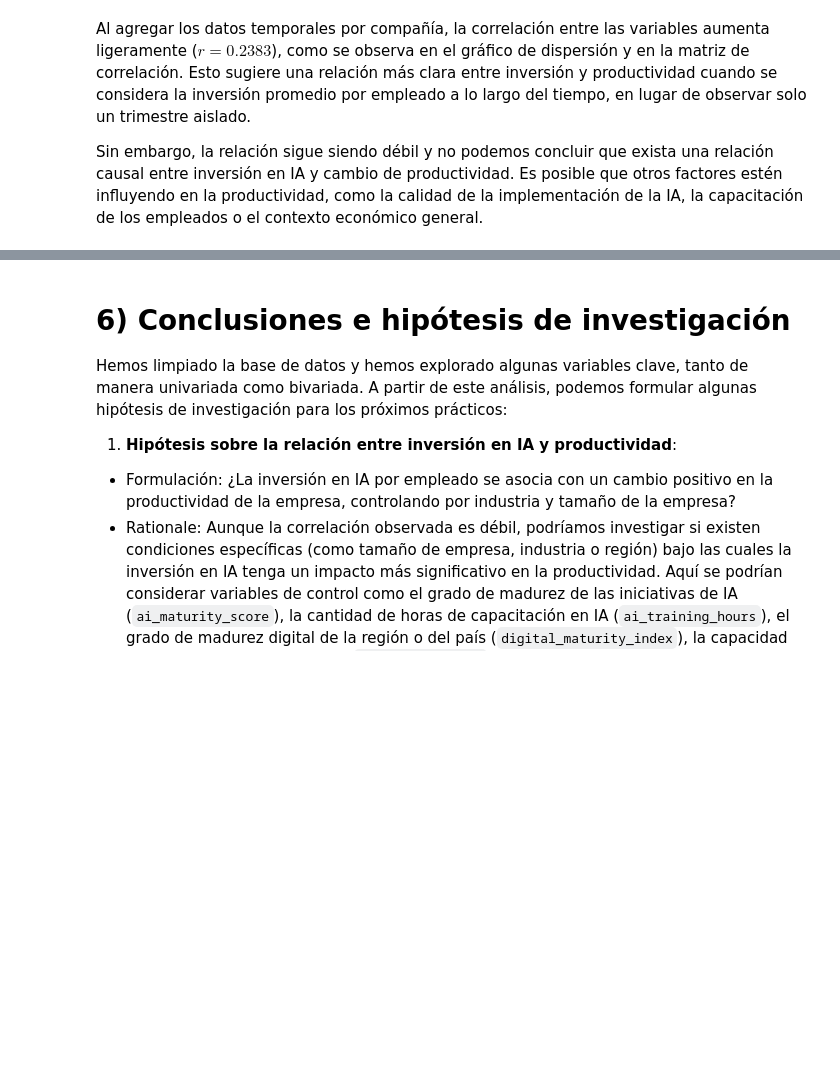
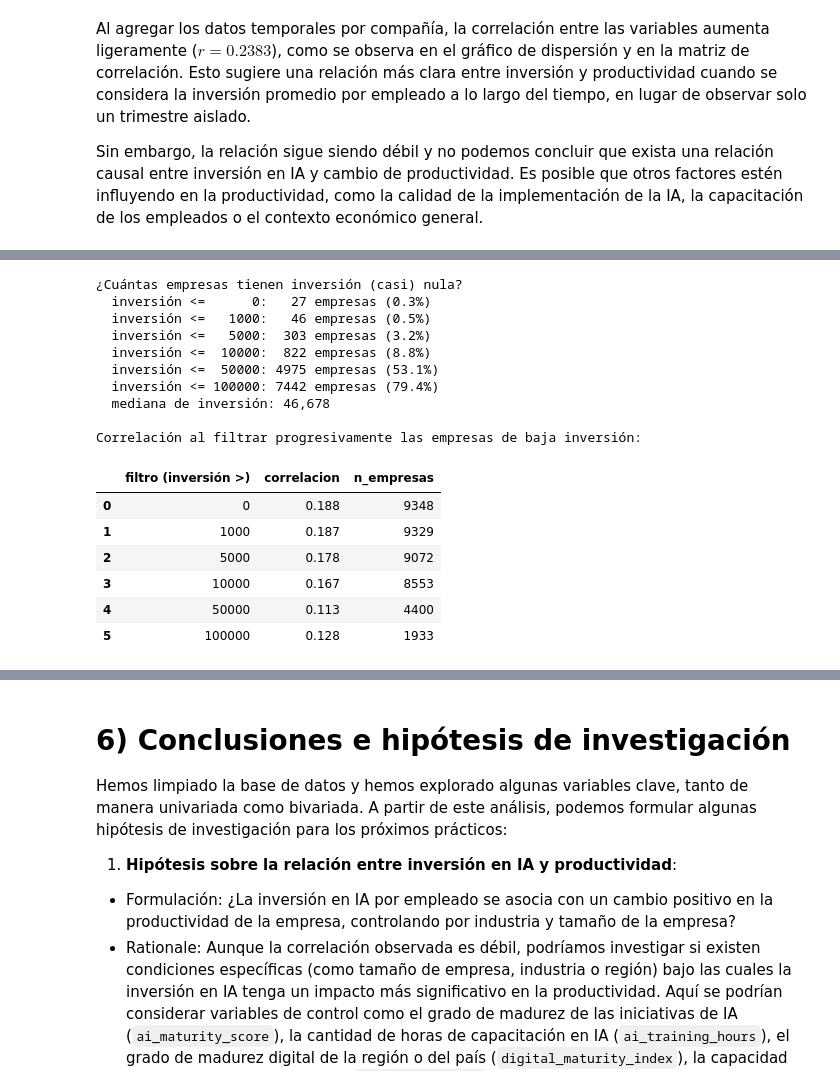
Before and after one commit to Ericsig/DiploDatos, a Jupyter notebook: notebook/eda_notebook.ipynb, the cells around one changed output, grey strips where cells are left out. Saved outputs shown, nothing was run; the diff lists cells and outputs as text; code cells hidden in the pictures; blank space fills up the shorter version.

```diff
--- a/notebook/eda_notebook.ipynb
+++ b/notebook/eda_notebook.ipynb
@@ -1437 +1527,43 @@ Sin embargo, la relación sigue siendo débil y no podemos concluir que exista u
+# %%
+inv = latest['ai_investment_per_employee']
+
+# --- Comprobación 1: ¿la "pared" en x≈0 es densidad real o efecto de escala? ---
+print('¿Cuántas empresas tienen inversión (casi) nula?')
+for umbral in [0, 1000, 5000, 10000, 50000, 100000]:
+    n = (inv <= umbral).sum()
+    print(f'  inversión <= {umbral:>6}: {n:>4} empresas ({n/len(latest)*100:.1f}%)')
+print(f'  mediana de inversión: {inv.median():,.0f}')
+
+# --- Comprobación 2: ¿filtrar las de baja inversión fortalece o debilita la relación? ---
+filas = []
+for umbral in [0, 1000, 5000, 10000, 50000, 100000]:
+    sub = latest[latest['ai_investment_per_employee'] > umbral]
+    r = sub['ai_investment_per_employee'].corr(sub['productivity_change_percent'])
+    filas.append({
+        'filtro (inversión >)': umbral,
+        'correlacion': round(r, 3),
+        'n_empresas': len(sub)
+    })
+
+resultado_filtros = pd.DataFrame(filas)
+print('\nCorrelación al filtrar progresivamente las empresas de baja inversión:')
+resultado_filtros
+# %% [output]
+¿Cuántas empresas tienen inversión (casi) nula?
+  inversión <=      0:   27 empresas (0.3%)
+  inversión <=   1000:   46 empresas (0.5%)
+  inversión <=   5000:  303 empresas (3.2%)
+  inversión <=  10000:  822 empresas (8.8%)
+  inversión <=  50000: 4975 empresas (53.1%)
+  inversión <= 100000: 7442 empresas (79.4%)
+  mediana de inversión: 46,678
+
+Correlación al filtrar progresivamente las empresas de baja inversión:
+|  | filtro (inversión >) | correlacion | n_empresas |
+| 0 | 0 | 0.188 | 9348 |
+| 1 | 1000 | 0.187 | 9329 |
+| 2 | 5000 | 0.178 | 9072 |
+| 3 | 10000 | 0.167 | 8553 |
+| 4 | 50000 | 0.113 | 4400 |
+| 5 | 100000 | 0.128 | 1933 |
 # %% [markdown]
```
Also changed, not shown: parts of 38 cells of this notebook.
